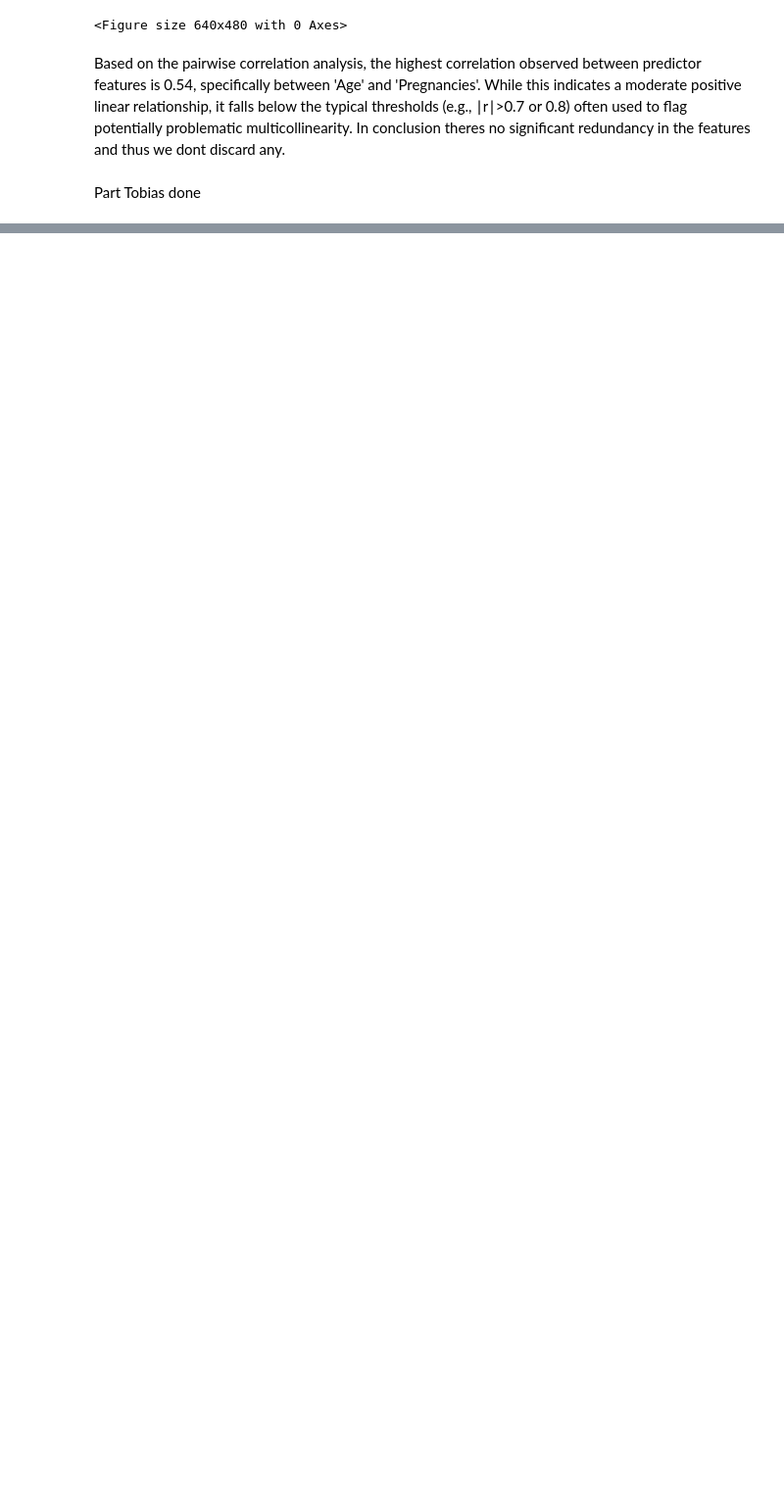
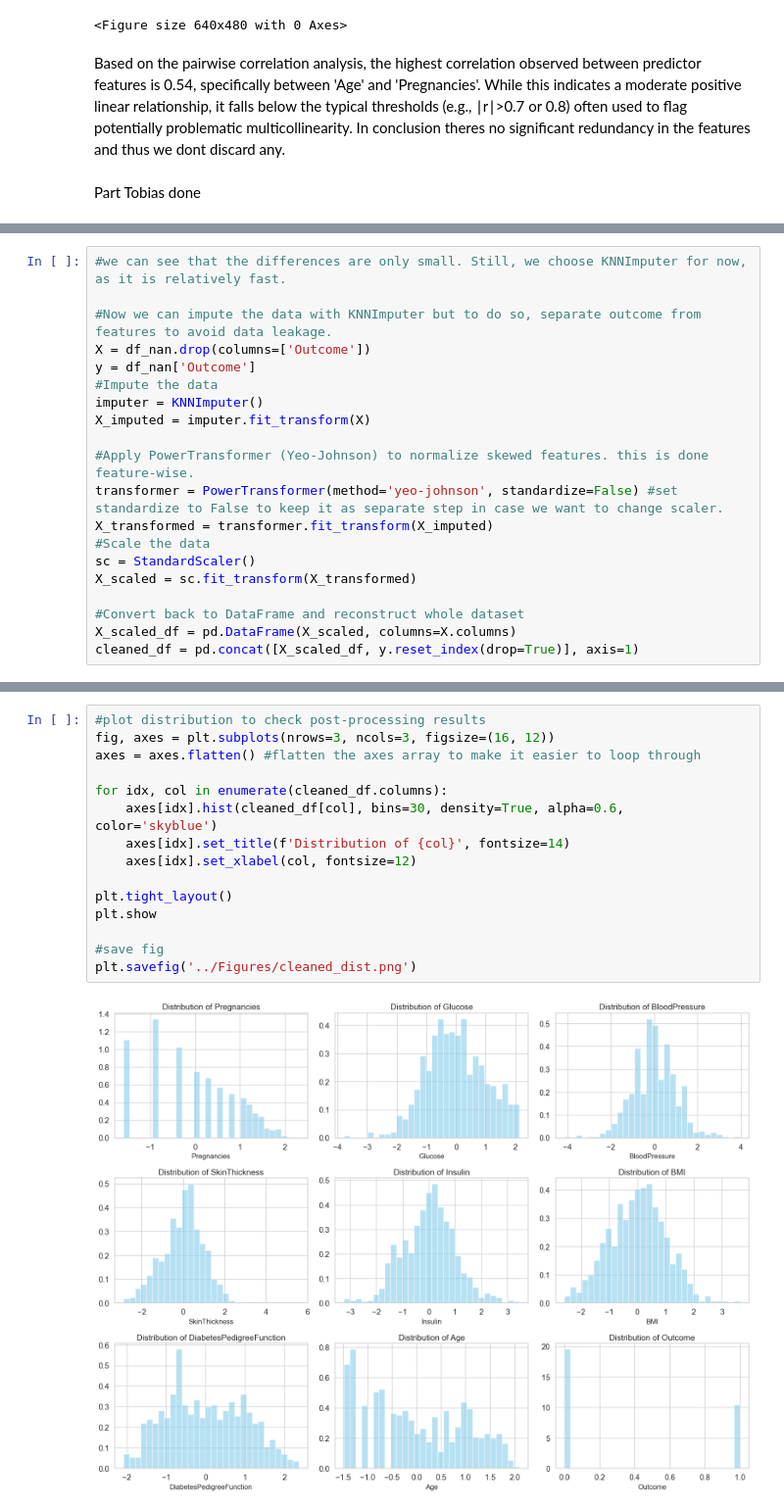
Before and after one commit to mettlrob/FoDS-Diabetes-Diagnosis, a Jupyter notebook: Data_Processing/proc_data.ipynb, the cells around one changed output, grey strips where cells are left out. Shown at 98% size. Drawn from its saved outputs; the diff is of its cells as text; blank space fills up the shorter version.

```diff
--- a/Data_Processing/proc_data.ipynb
+++ b/Data_Processing/proc_data.ipynb
@@ -229,0 +310,20 @@ Part Tobias done
+# %%
+#we can see that the differences are only small. Still, we choose KNNImputer for now, as it is relatively fast.
+
+#Now we can impute the data with KNNImputer but to do so, separate outcome from features to avoid data leakage.
+X = df_nan.drop(columns=['Outcome'])
+y = df_nan['Outcome']
+#Impute the data
+imputer = KNNImputer()
+X_imputed = imputer.fit_transform(X)
+
+#Apply PowerTransformer (Yeo-Johnson) to normalize skewed features. this is done feature-wise.
+transformer = PowerTransformer(method='yeo-johnson', standardize=False) #set standardize to False to keep it as separate step in case we want to change scaler.
+X_transformed = transformer.fit_transform(X_imputed)
+#Scale the data
+sc = StandardScaler()
+X_scaled = sc.fit_transform(X_transformed)
+
+#Convert back to DataFrame and reconstruct whole dataset
+X_scaled_df = pd.DataFrame(X_scaled, columns=X.columns)
+cleaned_df = pd.concat([X_scaled_df, y.reset_index(drop=True)], axis=1)
@@ -229,0 +354,17 @@ Part Tobias done
+# %%
+#plot distribution to check post-processing results
+fig, axes = plt.subplots(nrows=3, ncols=3, figsize=(16, 12))
+axes = axes.flatten() #flatten the axes array to make it easier to loop through
+
+for idx, col in enumerate(cleaned_df.columns):
+    axes[idx].hist(cleaned_df[col], bins=30, density=True, alpha=0.6, color='skyblue')
+    axes[idx].set_title(f'Distribution of {col}', fontsize=14)
+    axes[idx].set_xlabel(col, fontsize=12)
+
+plt.tight_layout()
+plt.show
+
+#save fig
+plt.savefig('../Figures/cleaned_dist.png')
+# %% [output]
+[figure, added]
```
Also changed, not shown: parts of 10 cells of this notebook, 1 other file.
